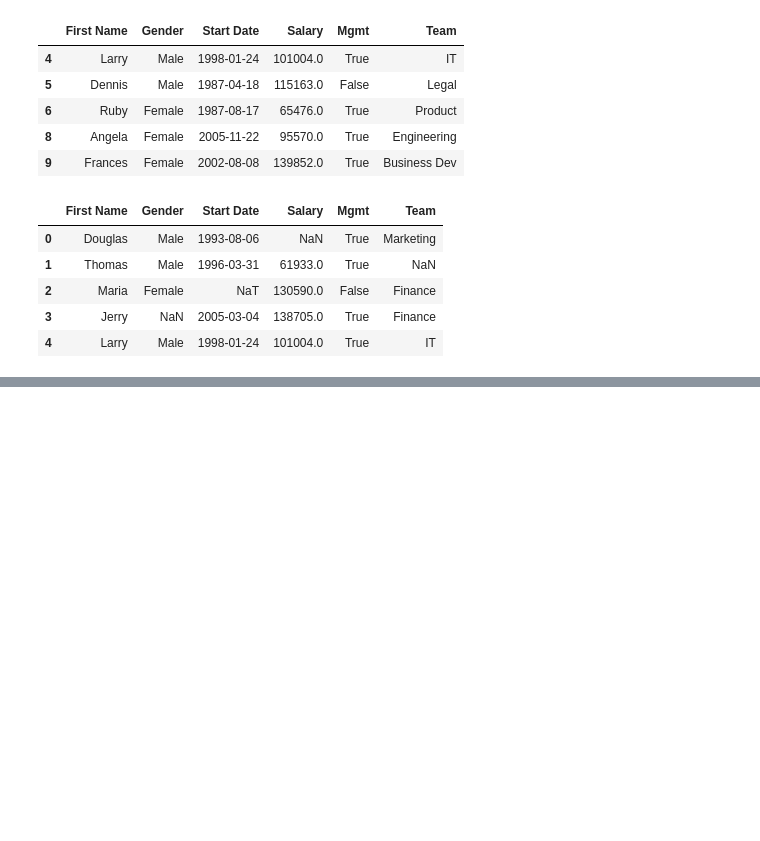
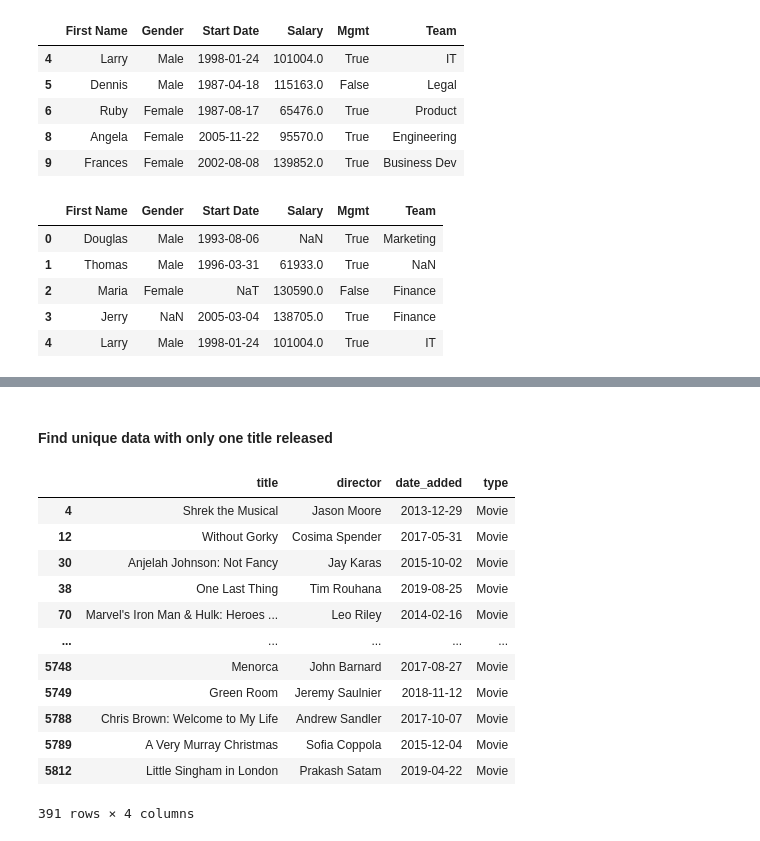
Before and after one commit to Kobzarko/PANDAS-IN-ACTION, a Jupyter notebook: Chapter 5 Dataframe filtering/Dataframe_filtering.ipynb, the cells around one changed output, grey strips where cells are left out. Saved outputs shown, nothing was run; the diff lists cells and outputs as text; code cells hidden in the pictures; blank space fills up the shorter version.

```diff
--- a/Chapter 5 Dataframe filtering/Dataframe_filtering.ipynb
+++ b/Chapter 5 Dataframe filtering/Dataframe_filtering.ipynb
@@ -613,0 +772,2 @@ df_dealna.dropna(thresh=4).head()
+# %%
+df_netflix['type'] = df_netflix['type'].astype('category')
@@ -613,0 +867,18 @@ df_dealna.dropna(thresh=4).head()
+# %% [markdown]
+#### Find unique data with only one title released
+# %%
+df_netflix.drop_duplicates(subset = ["date_added"], keep = False)
+# %% [output]
+|  | title | director | date_added | type |
+| 4 | Shrek the Musical | Jason Moore | 2013-12-29 | Movie |
+| 12 | Without Gorky | Cosima Spender | 2017-05-31 | Movie |
+| 30 | Anjelah Johnson: Not Fancy | Jay Karas | 2015-10-02 | Movie |
+| 38 | One Last Thing | Tim Rouhana | 2019-08-25 | Movie |
+| 70 | Marvel's Iron Man & Hulk: Heroes ... | Leo Riley | 2014-02-16 | Movie |
+| ... | ... | ... | ... | ... |
+| 5748 | Menorca | John Barnard | 2017-08-27 | Movie |
+| 5749 | Green Room | Jeremy Saulnier | 2018-11-12 | Movie |
+| 5788 | Chris Brown: Welcome to My Life | Andrew Sandler | 2017-10-07 | Movie |
+| 5789 | A Very Murray Christmas | Sofia Coppola | 2015-12-04 | Movie |
+| 5812 | Little Singham in London | Prakash Satam | 2019-04-22 | Movie |
+391 rows × 4 columns
```
Also changed, not shown: parts of 37 cells of this notebook.
